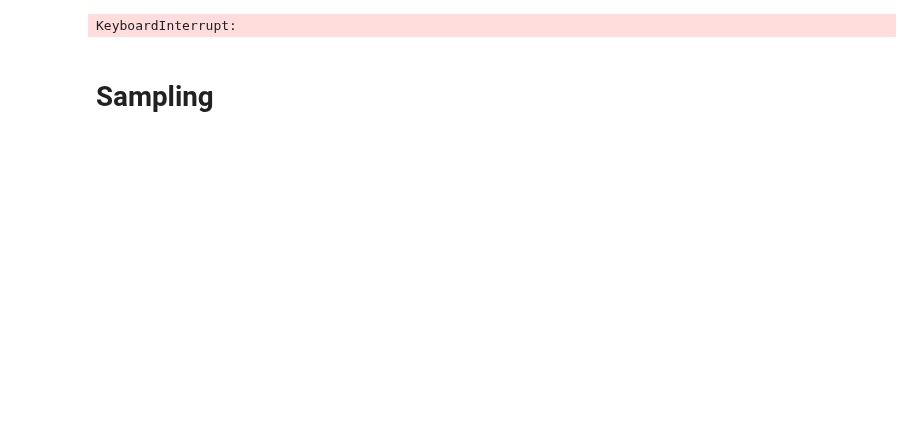
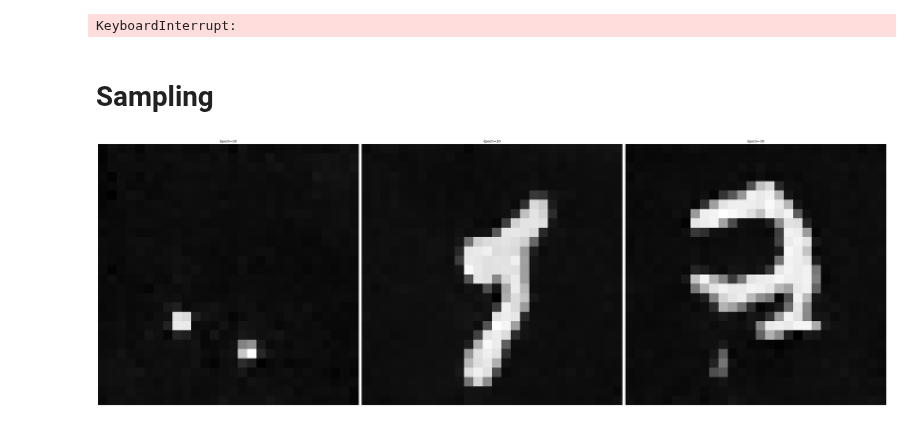
Before and after one commit to markus1573/Deep-learning-projekt, a Jupyter notebook: Training-Markus.ipynb, the cells around one changed output. Saved outputs shown, nothing was run; the diff lists cells and outputs as text; code cells hidden in the pictures; blank space fills up the shorter version.

```diff
--- a/Training-Markus.ipynb
+++ b/Training-Markus.ipynb
@@ -191,7 +181,7 @@ class UNET(torch.nn.Module):
 epochs = 200
 model = UNET().to(device)
 model.train()
-optimizer = torch.optim.Adam(model.parameters(), lr=0.0001)
+optimizer = torch.optim.Adam(model.parameters(), lr=0.001)
 criterion = torch.nn.MSELoss()
 running_loss = 0
 
@@ -258,27 +258,29 @@ with torch.inference_mode():
 plt.imshow(xt[0][0].cpu().detach().numpy(), cmap="grey")
 # %%
 # sample from all the timesteps
-fig, axs = plt.subplots(1, 20, tight_layout=True, figsize=(40, 20))
-tens = np.arange(10,201,10)
+fig, axs = plt.subplots(1, 3, tight_layout=True, figsize=(40, 20))
+tens = np.arange(10,31,10)
 seed = 3546
 for ten in tens:
     with torch.inference_mode():
         # torch.manual_seed(seed)
-        model.load_state_dict(torch.load(f"DATA_ny_embedding/DDPM_{ten}.pth", map_location=device))
+        model.load_state_dict(torch.load(f"DDPM_{ten}.pth", map_location=device))
         model.eval()
         batch_size = 1
         xt = torch.randn(batch_size, 1, 28, 28).to(device)
 
         for t in torch.arange(T, 0, -1):
             t = t.reshape(1)
             t = t.to(device)
             t_emb = time_embedding_layer(t.float())
             z = torch.randn(batch_size, 1, 28, 28).to(device) if t > 1 else torch.zeros(batch_size, 1, 28, 28).to(device)
 
             xt_new = 1 / torch.sqrt(alpha[t - 1]) * (xt - (1 - alpha[t - 1])/(torch.sqrt(1 - alpha_bar[t - 1])) *
                                                         model(xt, t_emb)) + torch.sqrt(beta[t-1]) * z
             xt = xt_new
         axs[(ten//10)-1].imshow(xt[0][0].cpu().detach().numpy(), cmap="gray")
         axs[(ten//10)-1].axis("off")
         axs[(ten//10)-1].set_title(f"Epoch={ten}")
 plt.show()
+# %% [output]
+[figure, added]
```
Also changed, not shown: parts of 2 cells of this notebook.
